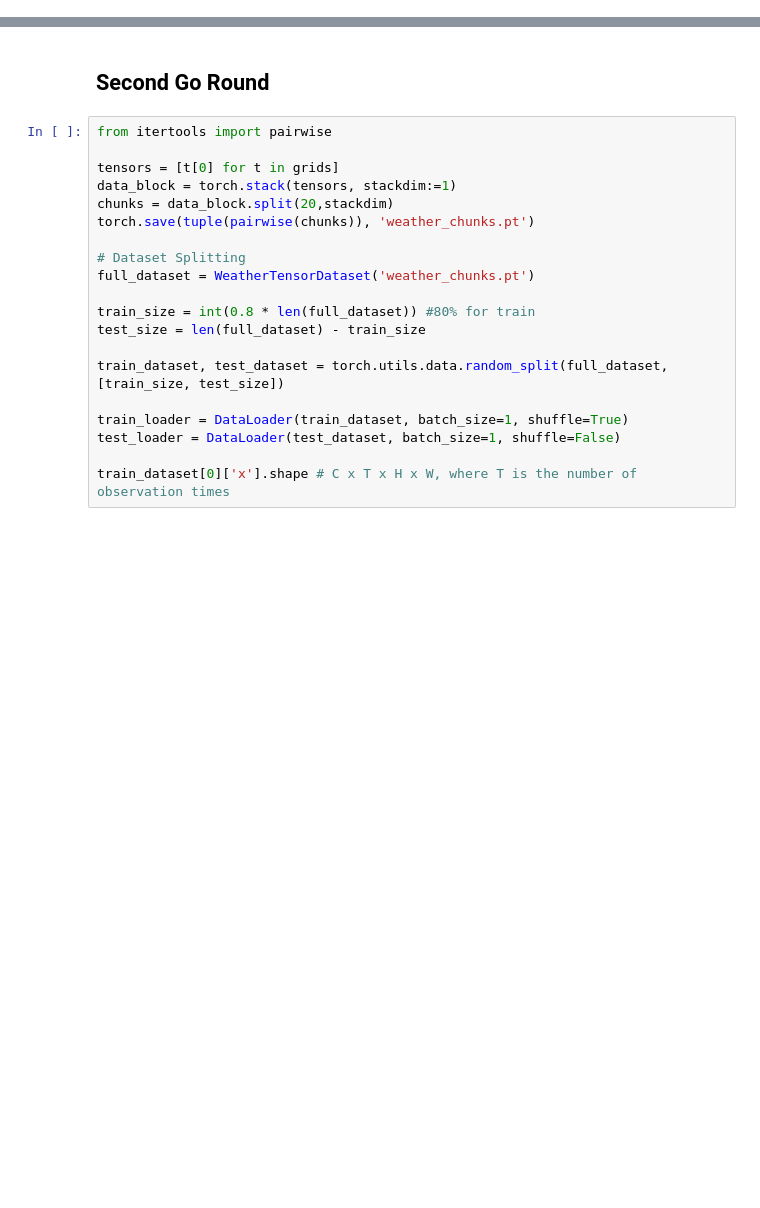
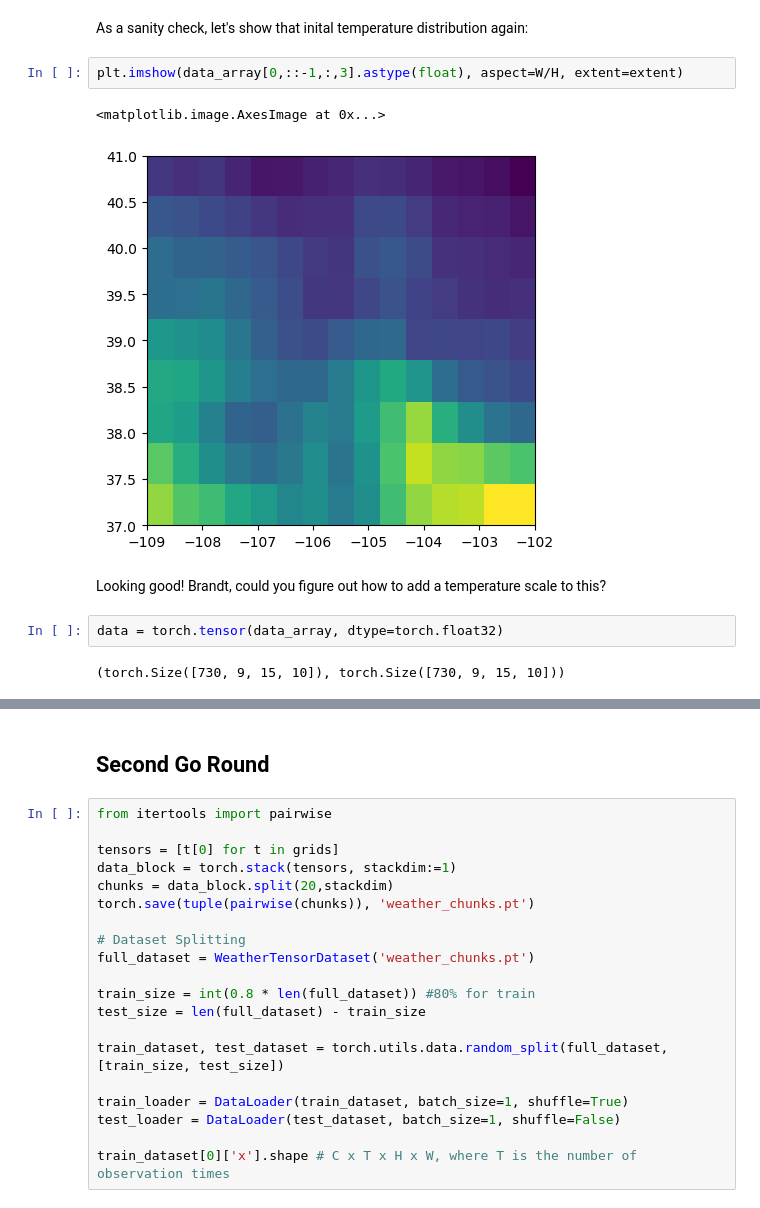
Before and after one commit to Quinntillion/MLProject, a Jupyter notebook: testNotebook.ipynb, the cells around one changed output, grey strips where cells are left out. Saved outputs shown, nothing was run; the diff lists cells and outputs as text; blank space fills up the shorter version.

```diff
--- a/testNotebook.ipynb
+++ b/testNotebook.ipynb
@@ -159,0 +215,13 @@ class WeatherTensorDataset(Dataset):          # This class is a custom dataset l
+# %% [markdown]
+As a sanity check, let's show that inital temperature distribution again:
+# %%
+plt.imshow(data_array[0,::-1,:,3].astype(float), aspect=W/H, extent=extent)
+# %% [output]
+<matplotlib.image.AxesImage at 0x...>
+[figure, added]
+# %% [markdown]
+Looking good! Brandt, could you figure out how to add a temperature scale to this?
+# %%
+data = torch.tensor(data_array, dtype=torch.float32)
+# %% [output]
+(torch.Size([730, 9, 15, 10]), torch.Size([730, 9, 15, 10]))
```
Also changed, not shown: parts of 30 cells of this notebook.
